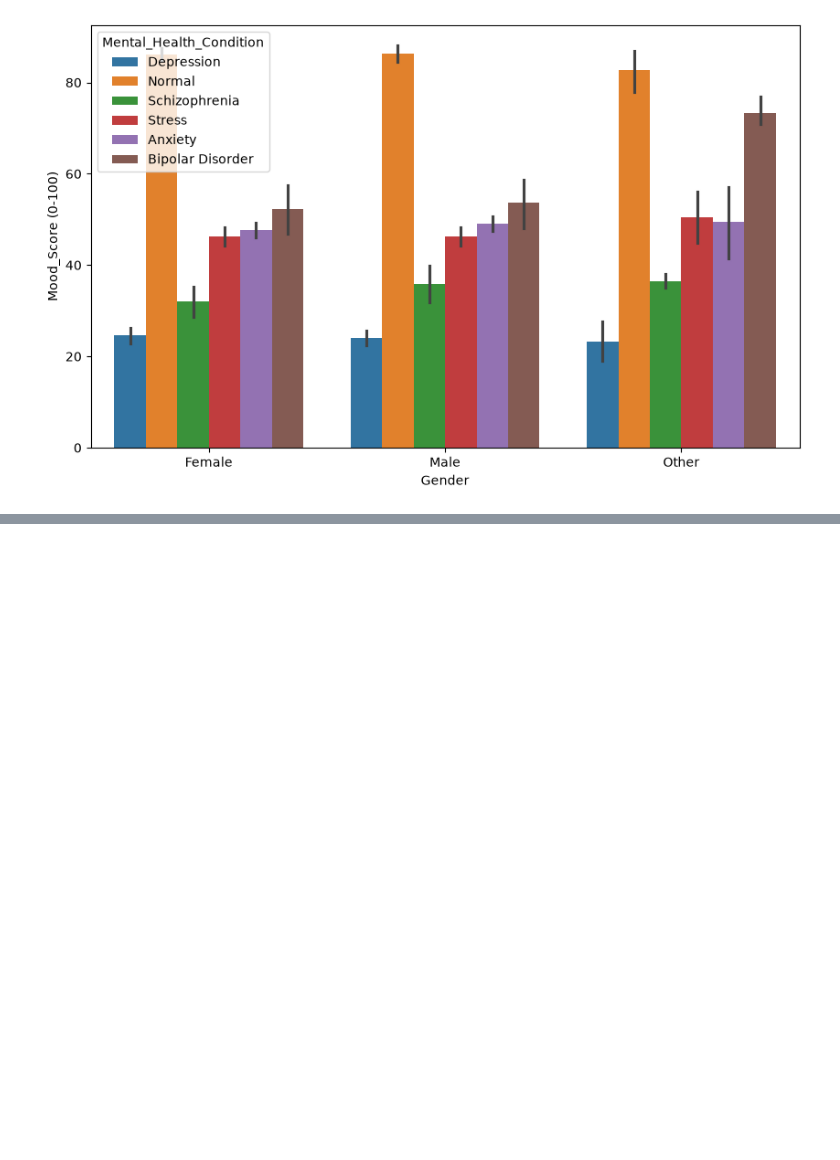
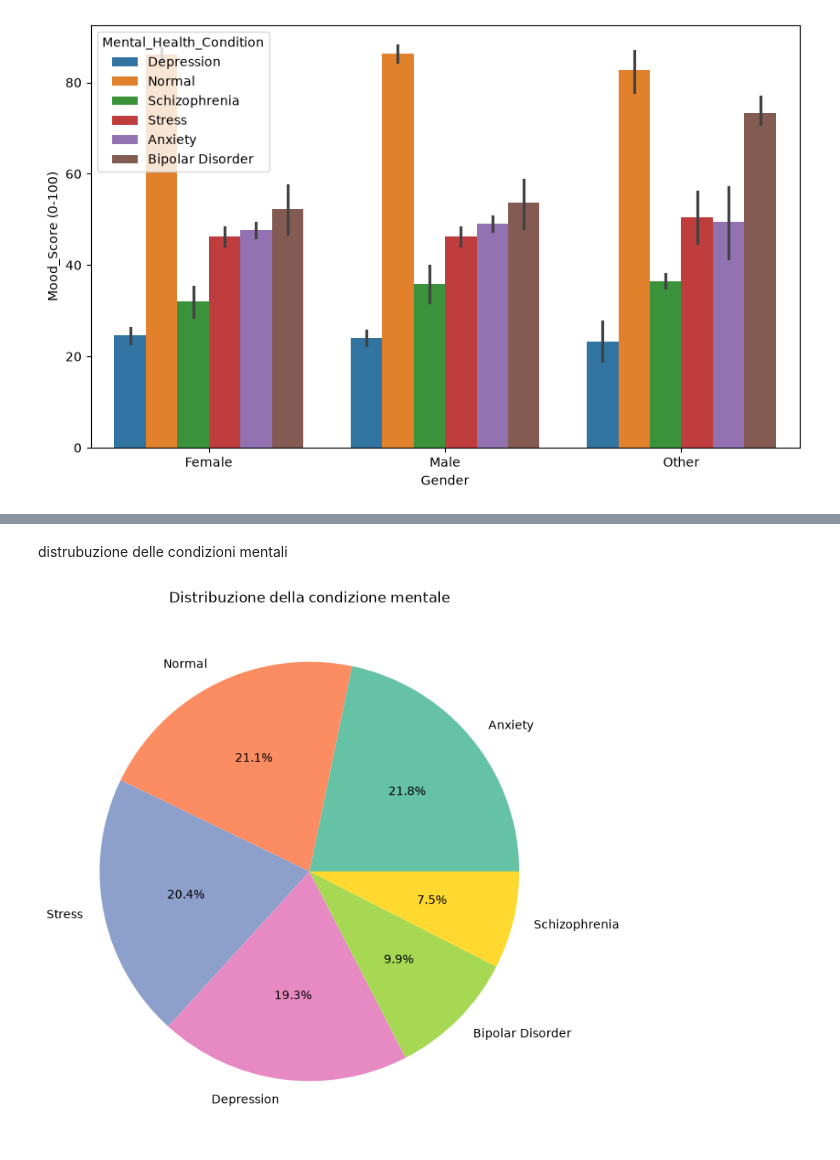
Before and after one commit to salvannunziata/studioDataset, a Jupyter notebook: 01_dataset_exploration.ipynb, the cells around one changed output, grey strips where cells are left out. Drawn from its saved outputs; the diff is of its cells as text; code cells hidden in the pictures; blank space fills up the shorter version.

```diff
--- a/01_dataset_exploration.ipynb
+++ b/01_dataset_exploration.ipynb
@@ -123 +92,19 @@ plt.show()
+# %% [markdown]
+distrubuzione delle condizioni mentali
+# %%
+conteggi = df["Mental_Health_Condition"].value_counts()
+
+plt.figure(figsize=(8,8))
+
+plt.pie(
+    conteggi,
+    labels=conteggi.index,
+    autopct="%1.1f%%",
+    colors=plt.cm.Set2.colors
+)
+
+plt.title("Distribuzione della condizione mentale")
+plt.show()
+# %% [output]
+[figure, added]
 # %%
```
Also changed, not shown: parts of 20 cells of this notebook, 1 other file.
